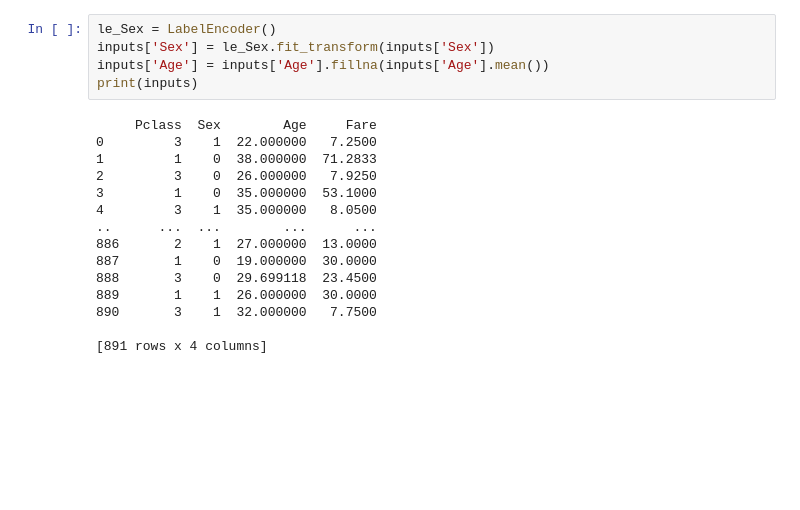
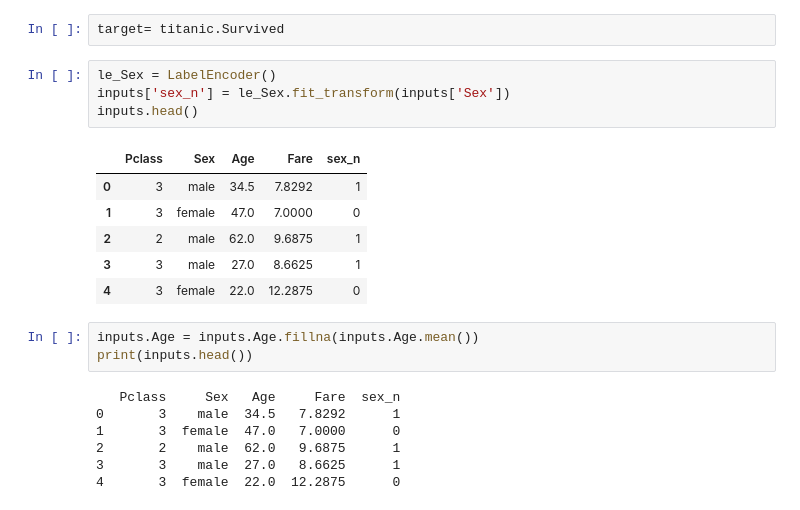
Before and after one commit to Devansh-1010/Task-1-titanic-survival, a Jupyter notebook: task1.ipynb, the cells around one changed output. Drawn from its saved outputs; the diff is of its cells as text; blank space fills up the shorter version.

```diff
--- a/task1.ipynb
+++ b/task1.ipynb
@@ -37,20 +32,23 @@ Name: Survived, Length: 891, dtype: int64
+# %%
+target= titanic.Survived
+# %%
+le_Sex = LabelEncoder()
+inputs['sex_n'] = le_Sex.fit_transform(inputs['Sex'])
+inputs.head()
+# %% [output]
+|  | Pclass | Sex | Age | Fare | sex_n |
+| 0 | 3 | male | 34.5 | 7.8292 | 1 |
+| 1 | 3 | female | 47.0 | 7.0000 | 0 |
+| 2 | 2 | male | 62.0 | 9.6875 | 1 |
+| 3 | 3 | male | 27.0 | 8.6625 | 1 |
+| 4 | 3 | female | 22.0 | 12.2875 | 0 |
 # %%
-le_Sex = LabelEncoder()
-inputs['Sex'] = le_Sex.fit_transform(inputs['Sex'])
-inputs['Age'] = inputs['Age'].fillna(inputs['Age'].mean())
-print(inputs)
+inputs.Age = inputs.Age.fillna(inputs.Age.mean())
+print(inputs.head())
 # %% [output]
-     Pclass  Sex        Age     Fare
-0         3    1  22.000000   7.2500
-1         1    0  38.000000  71.2833
-2         3    0  26.000000   7.9250
-3         1    0  35.000000  53.1000
-4         3    1  35.000000   8.0500
-..      ...  ...        ...      ...
-886       2    1  27.000000  13.0000
-887       1    0  19.000000  30.0000
-888       3    0  29.699118  23.4500
-889       1    1  26.000000  30.0000
-890       3    1  32.000000   7.7500
-
-[891 rows x 4 columns]
+   Pclass     Sex   Age     Fare  sex_n
+0       3    male  34.5   7.8292      1
+1       3  female  47.0   7.0000      0
+2       2    male  62.0   9.6875      1
+3       3    male  27.0   8.6625      1
+4       3  female  22.0  12.2875      0
```
Also changed, not shown: parts of 13 cells of this notebook.
